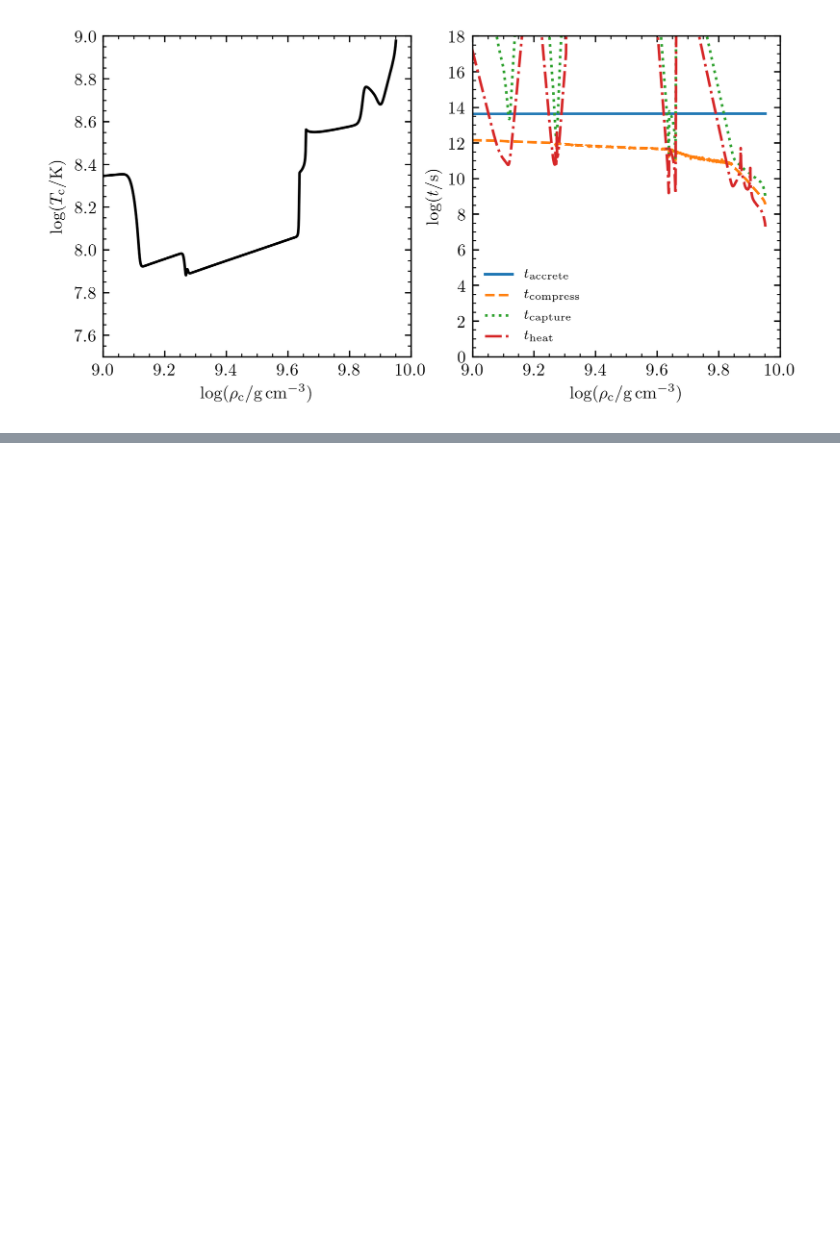
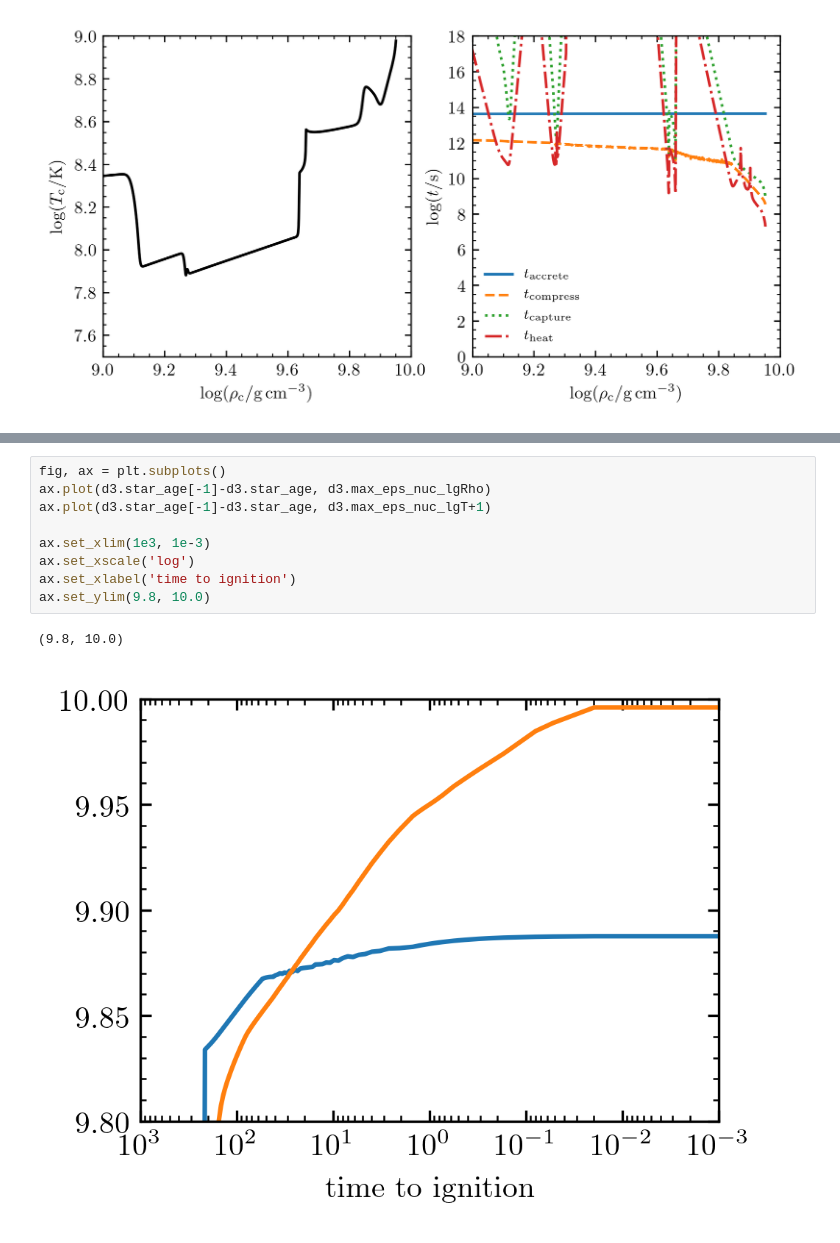
Before and after one commit to jschwab/aic-timescales, a Jupyter notebook: Timescales.ipynb, the cells around one changed output, grey strips where cells are left out. Saved outputs shown, nothing was run; the diff lists cells and outputs as text; blank space fills up the shorter version.

```diff
--- a/Timescales.ipynb
+++ b/Timescales.ipynb
@@ -97,0 +137,12 @@ fig.savefig('./notes/SBQ17-suzuki.pdf')
+# %%
+fig, ax = plt.subplots()
+ax.plot(d3.star_age[-1]-d3.star_age, d3.max_eps_nuc_lgRho)
+ax.plot(d3.star_age[-1]-d3.star_age, d3.max_eps_nuc_lgT+1)
+
+ax.set_xlim(1e3, 1e-3)
+ax.set_xscale('log')
+ax.set_xlabel('time to ignition')
+ax.set_ylim(9.8, 10.0)
+# %% [output]
+(9.8, 10.0)
+[figure, added]
```
Also changed, not shown: parts of 29 cells of this notebook.
